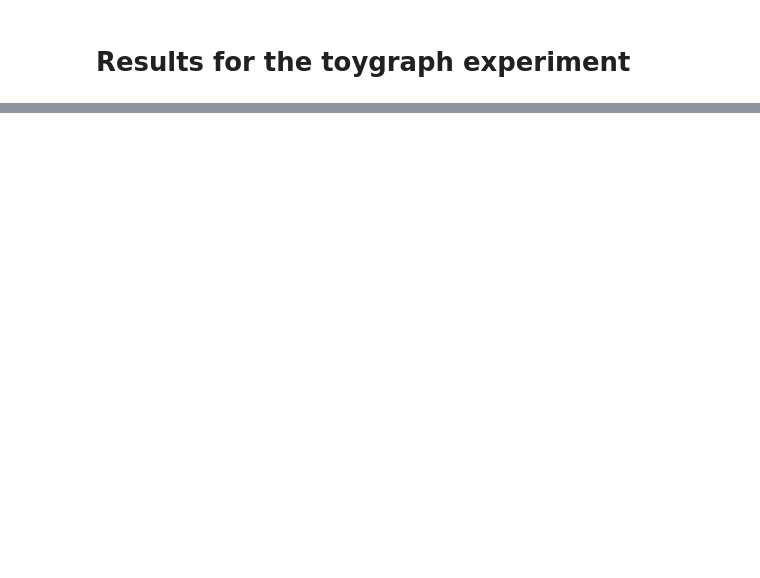
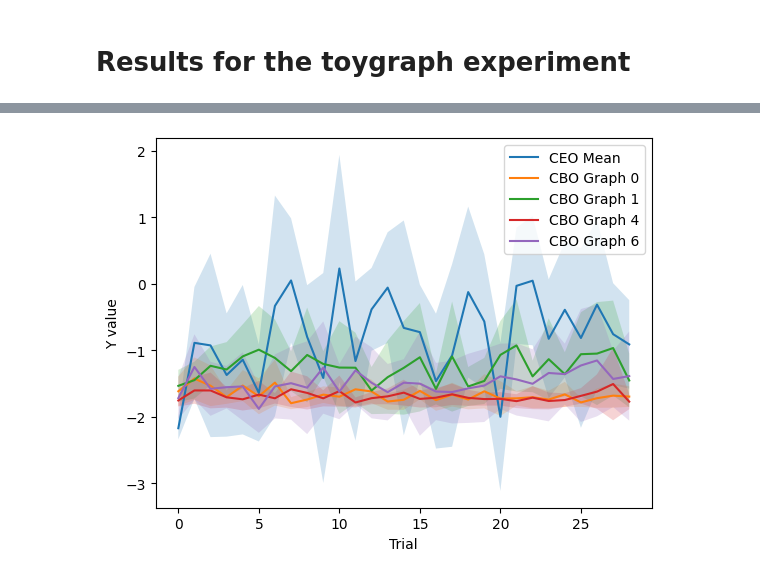
Before and after one commit to FearTheDeer9/AmortizedBayesianOptimization, a Jupyter notebook: results/toygraph_results_notebook.ipynb, the cells around one changed output, grey strips where cells are left out. Saved outputs shown, nothing was run; the diff lists cells and outputs as text; code cells hidden in the pictures; blank space fills up the shorter version.

```diff
--- a/results/toygraph_results_notebook.ipynb
+++ b/results/toygraph_results_notebook.ipynb
@@ -223,0 +113,6 @@ plt.show()
+# %%
+# Load results for each experiment type
+base_path = 'ToyGraph'
+plot_everything(base_path, 'Per_trial_Y', noiseless=False, save_file=True)
+# %% [output]
+[figure, added]
```
Also changed, not shown: parts of 12 cells of this notebook, 16 other files.
